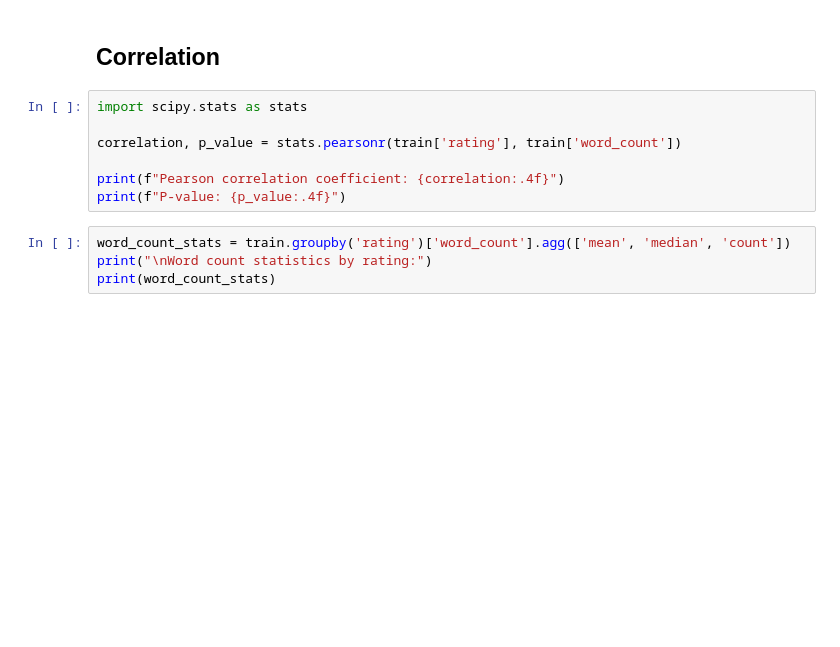
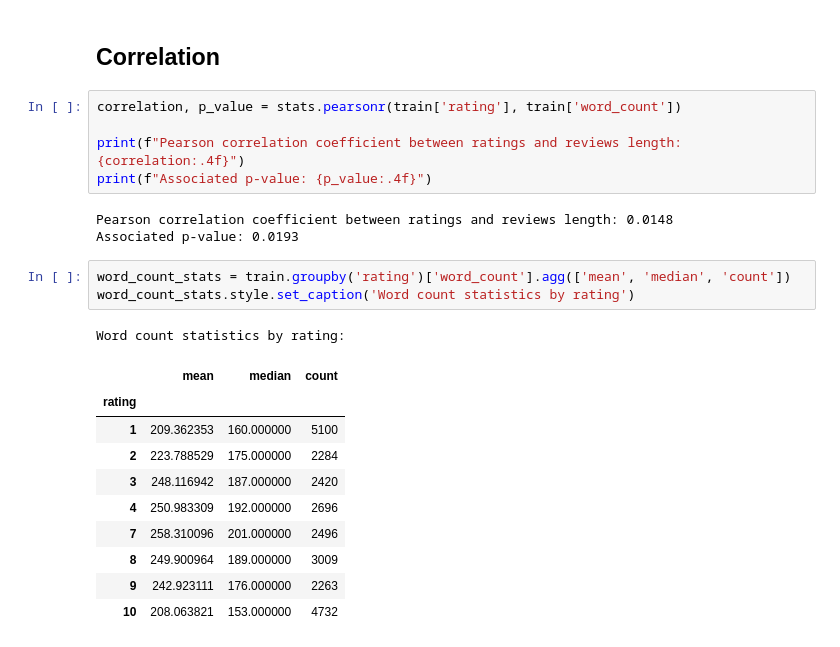
Before and after one commit to MaelDieudonne/3A-ML-NLP, a Jupyter notebook: mini-project/data_desc.ipynb, the cells around one changed output. Cells and saved outputs as stored; diff of their text form; blank space fills up the shorter version.

```diff
--- a/mini-project/data_desc.ipynb
+++ b/mini-project/data_desc.ipynb
@@ -100,15 +110,27 @@ comparison.style.set_caption('Text Length Statistics').format("{:.0f}")
 # %% [markdown]
 ## Correlation
 # %%
-import scipy.stats as stats
-
 correlation, p_value = stats.pearsonr(train['rating'], train['word_count'])
 
-print(f"Pearson correlation coefficient: {correlation:.4f}")
-print(f"P-value: {p_value:.4f}")
+print(f"Pearson correlation coefficient between ratings and reviews length: {correlation:.4f}")
+print(f"Associated p-value: {p_value:.4f}")
+# %% [output]
+Pearson correlation coefficient between ratings and reviews length: 0.0148
+Associated p-value: 0.0193
 # %%
 word_count_stats = train.groupby('rating')['word_count'].agg(['mean', 'median', 'count'])
-print("\nWord count statistics by rating:")
-print(word_count_stats)
+word_count_stats.style.set_caption('Word count statistics by rating')
+# %% [output]
+Word count statistics by rating:
+|  | mean | median | count |
+| rating |  |  |  |
+| 1 | 209.362353 | 160.000000 | 5100 |
+| 2 | 223.788529 | 175.000000 | 2284 |
+| 3 | 248.116942 | 187.000000 | 2420 |
+| 4 | 250.983309 | 192.000000 | 2696 |
+| 7 | 258.310096 | 201.000000 | 2496 |
+| 8 | 249.900964 | 189.000000 | 3009 |
+| 9 | 242.923111 | 176.000000 | 2263 |
+| 10 | 208.063821 | 153.000000 | 4732 |
 # %%
 plt.figure(figsize=(12, 6))
```
Also changed, not shown: parts of 6 cells of this notebook, 6 other files.
